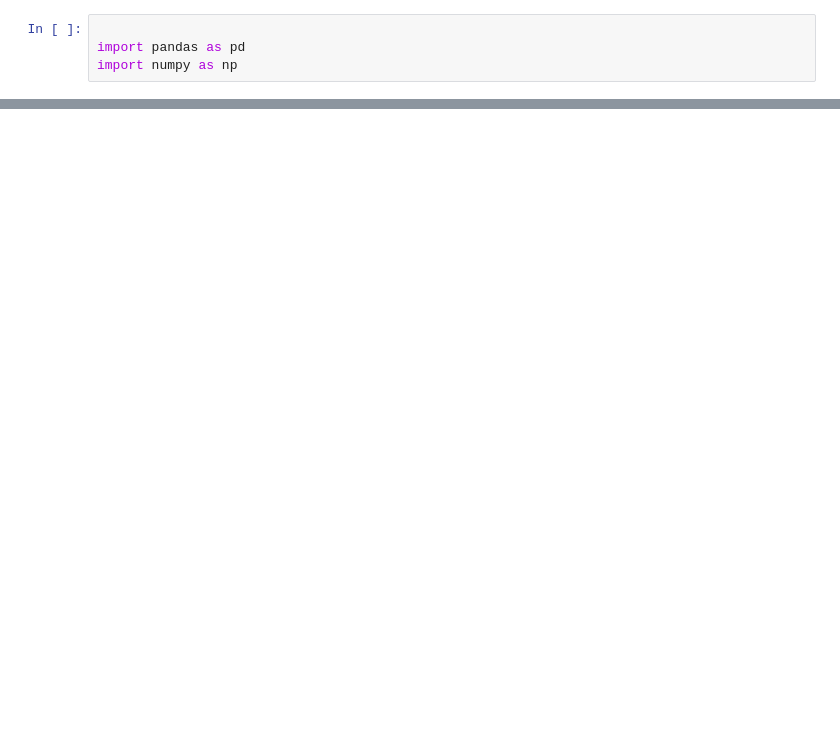
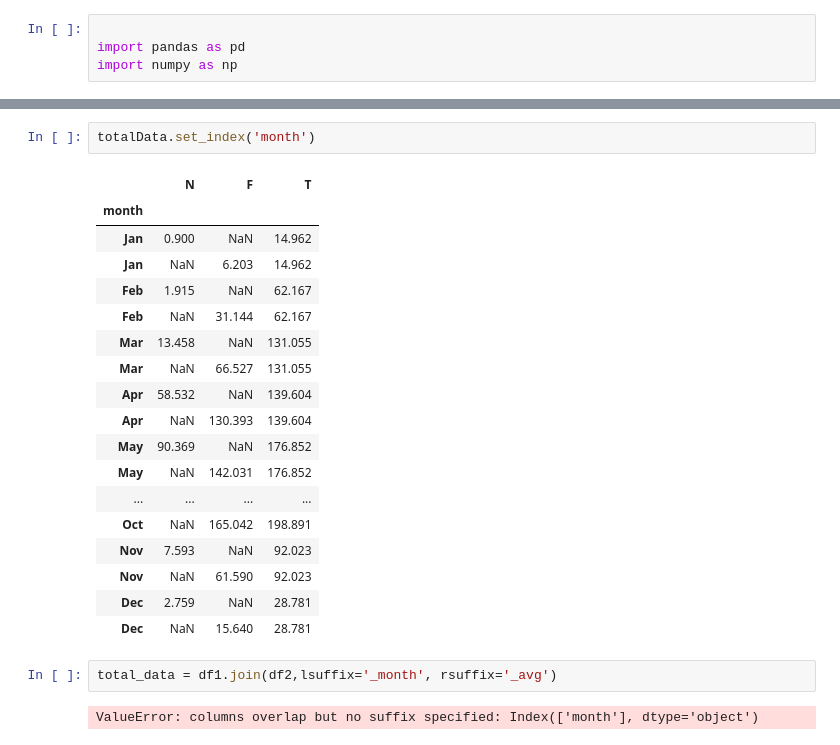
Before and after one commit to buabaj/fortran-assignment, a Jupyter notebook: Untitled.ipynb, the cells around one changed output, grey strips where cells are left out. Saved outputs shown, nothing was run; the diff lists cells and outputs as text; blank space fills up the shorter version.

```diff
--- a/Untitled.ipynb
+++ b/Untitled.ipynb
@@ -37,0 +61,25 @@ df1
+# %%
+totalData.set_index('month')
+# %% [output]
+|  | N | F | T |
+| month |  |  |  |
+| Jan | 0.900 | NaN | 14.962 |
+| Jan | NaN | 6.203 | 14.962 |
+| Feb | 1.915 | NaN | 62.167 |
+| Feb | NaN | 31.144 | 62.167 |
+| Mar | 13.458 | NaN | 131.055 |
+| Mar | NaN | 66.527 | 131.055 |
+| Apr | 58.532 | NaN | 139.604 |
+| Apr | NaN | 130.393 | 139.604 |
+| May | 90.369 | NaN | 176.852 |
+| May | NaN | 142.031 | 176.852 |
+| ... | ... | ... | ... |
+| Oct | NaN | 165.042 | 198.891 |
+| Nov | 7.593 | NaN | 92.023 |
+| Nov | NaN | 61.590 | 92.023 |
+| Dec | 2.759 | NaN | 28.781 |
+| Dec | NaN | 15.640 | 28.781 |
+# %%
+total_data = df1.join(df2,lsuffix='_month', rsuffix='_avg')
+# %% [output]
+ValueError: columns overlap but no suffix specified: Index(['month'], dtype='object')
```
Also changed, not shown: parts of 7 cells of this notebook, 4 other files.
